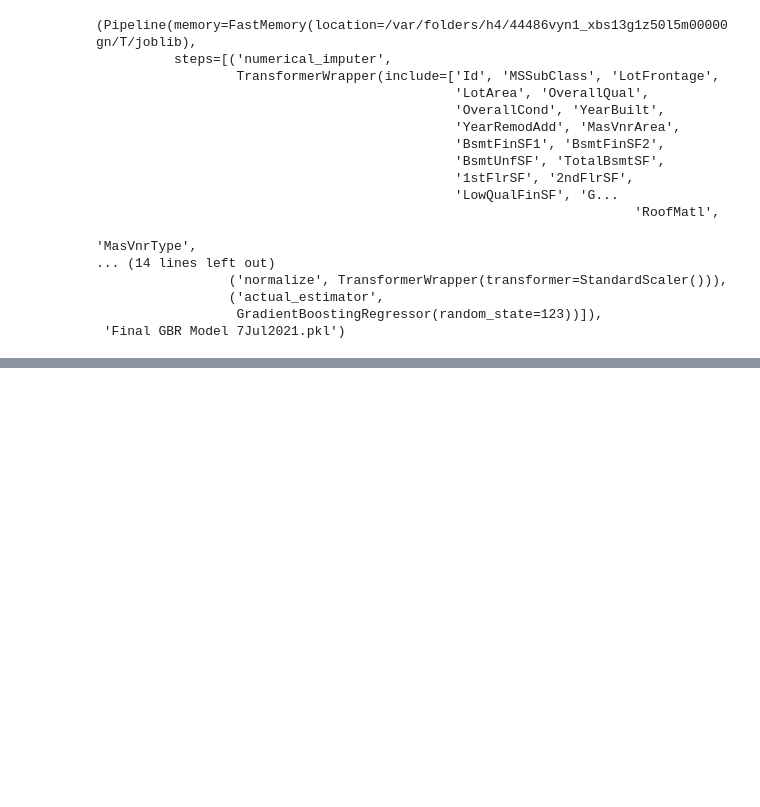
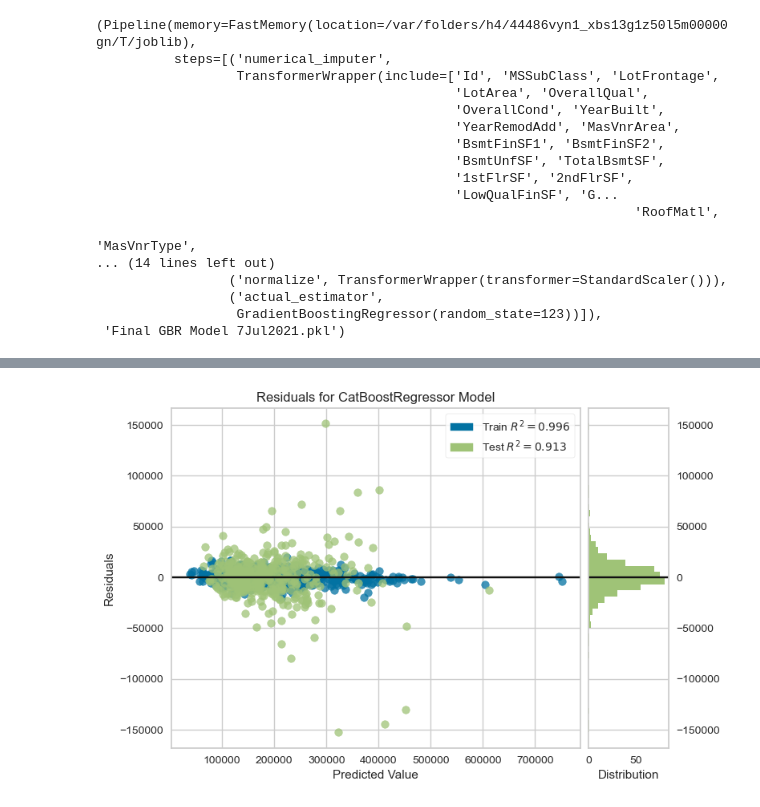
Before and after one commit to zerosum99/nh_lecture, a Jupyter notebook: nhfire-main_final/pycaret_회귀분석_주택가격_모델선정_예측까지.ipynb, the cells around one changed output, grey strips where cells are left out. Saved outputs shown, nothing was run; the diff lists cells and outputs as text; code cells hidden in the pictures; blank space fills up the shorter version.

```diff
--- a/nhfire-main_final/pycaret_회귀분석_주택가격_모델선정_예측까지.ipynb
+++ b/nhfire-main_final/pycaret_회귀분석_주택가격_모델선정_예측까지.ipynb
@@ -356,0 +488,3 @@ Transformation Pipeline and Model Successfully Saved
+# %%
+plot_model(cat)
+# %% [output]
@@ -356,0 +492 @@ Transformation Pipeline and Model Successfully Saved
+[figure, added]
```
Also changed, not shown: parts of 32 cells of this notebook, 4 other files.
